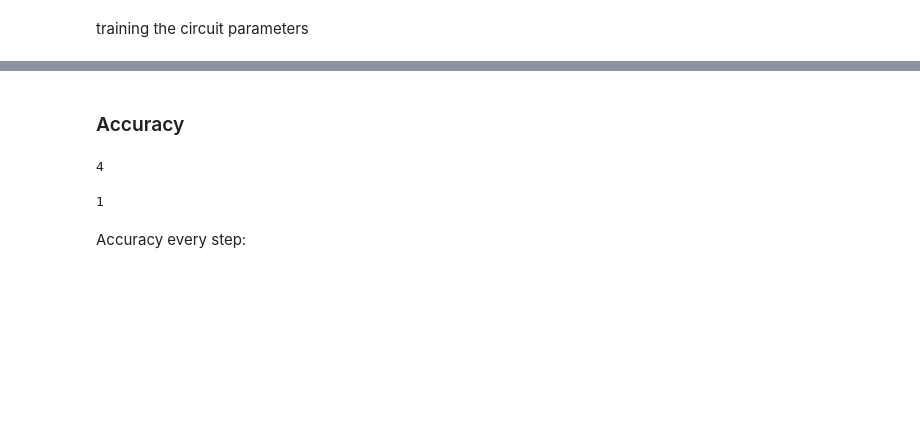
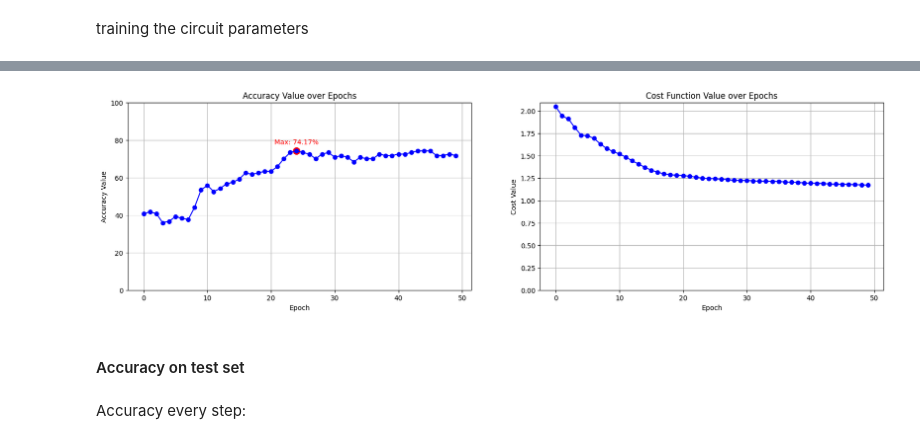
Before and after one commit to Martyna94/The_Detection_Duo, a Jupyter notebook: Task_5/03_Training_Model_MERA.ipynb, the cells around one changed output, grey strips where cells are left out. Cells and saved outputs as stored; diff of their text form; code cells hidden in the pictures; blank space fills up the shorter version.

Commit message:
Added 03 mera experiment

```diff
--- a/Task_5/03_Training_Model_MERA.ipynb
+++ b/Task_5/03_Training_Model_MERA.ipynb
@@ -11,6 +26,6 @@
 # %%
 from Modules.ImageLoader import ImageLoader
 loader = ImageLoader('./Data_Sources/al5083/train', './Data_Sources/al5083/train/train.json', (64, 64))
-all_data = loader.load_images(image_limit=100,vertical_start_split=0.3, vertical_end_split=1.0,
+all_data = loader.load_images(image_limit=200,vertical_start_split=0.3, vertical_end_split=1.0,
                               horizontal_start_split=0.25, horizontal_end_split=0.75)
 # %% [output]
@@ -25,7 +40,7 @@ X_reduced = Modules.Utils.apply_pca(X_set, n_components=256)
 # %% [markdown]
 Split train data to train set and validation set.
 # %%
-X_train, Y_train, X_val, Y_val = Modules.Utils.split_data(X_reduced, Y_set, train_ratio=0.8)
+X_train, Y_train, X_val, Y_val = Modules.Utils.split_data(X_reduced, Y_set, train_ratio=0.9)
 # %% [markdown]
 Training set:
 # %%
@@ -154,11 +199,14 @@ params = x2[:]
 optimizer = qml.AdamOptimizer(stepsize=0.1)
 all_params = []
 all_cost = []
+all_accuracy = []
 
-for k in range(20):
+for k in range(50):
     params,cost = optimizer.step_and_cost(costfunc, params)
-    print(f"Step {k}, cost: {cost}")
+    accuracy_value = evaluate_model(params,X_val,Y_val,circuit_MERA)
+    print(f"Step {k}, cost: {cost}, validation accuracy: {accuracy_value:.2f}%")
 
+    all_accuracy.append(accuracy_value)
     all_cost.append(cost)
     all_params.append(params)
 print(params)
@@ -183,14 +231,41 @@ Step 11, cost: 1.364331152258484
+# %%
+import matplotlib.pyplot as plt
+
+plt.figure(figsize=(20, 5))
+
+# Plot 1: Accuracy over Epochs
+plt.subplot(1, 2, 1)  # 1 row, 2 columns, plot 1
+plt.plot(all_accuracy, marker='o', linestyle='-', color='b')
+plt.title('Accuracy Value over Epochs')
+plt.xlabel('Epoch')
+plt.ylabel('Accuracy Value')
+plt.ylim(0, 100)  # Set the y-axis to range from 0 to 100
+plt.grid(True)
+# Calculate the maximum accuracy value and its index
+max_accuracy = max(all_accuracy)
+max_index = all_accuracy.index(max_accuracy)
+
+# Annotate the maximum accuracy value
+plt.annotate(f'Max: {max_accuracy:.2f}%', (max_index, max_accuracy), textcoords="offset points", xytext=(0,10), ha='center', color='red')
+
+# Mark the maximum accuracy value
+plt.scatter(max_index, max_accuracy, color='red', s=100)
+
+# Plot 2: Cost over Epochs
+plt.subplot(1, 2, 2)  # 1 row, 2 columns, plot 2
+plt.plot(all_cost, marker='o', linestyle='-', color='b')
+plt.title('Cost Function Value over Epochs')
+plt.xlabel('Epoch')
+plt.ylabel('Cost Value')
+plt.ylim(bottom=0)  # Set the y-axis to start from 0
+plt.grid(True)
+
+# Display the plots
+plt.show()
+# %% [output]
+[figure, added]
 # %% [markdown]
-<a id="4"></a>
-### Accuracy
+<a id="5"></a>
+#### Accuracy on test set
-# %%
-x = circuit_MERA(X_val[0], params)
-np.argmax(x)
-# %% [output]
-4
-# %%
-Y_val[0]
-# %% [output]
-1
 # %% [markdown]
 Accuracy every step:
```
Also changed, not shown: parts of 15 cells of this notebook.
